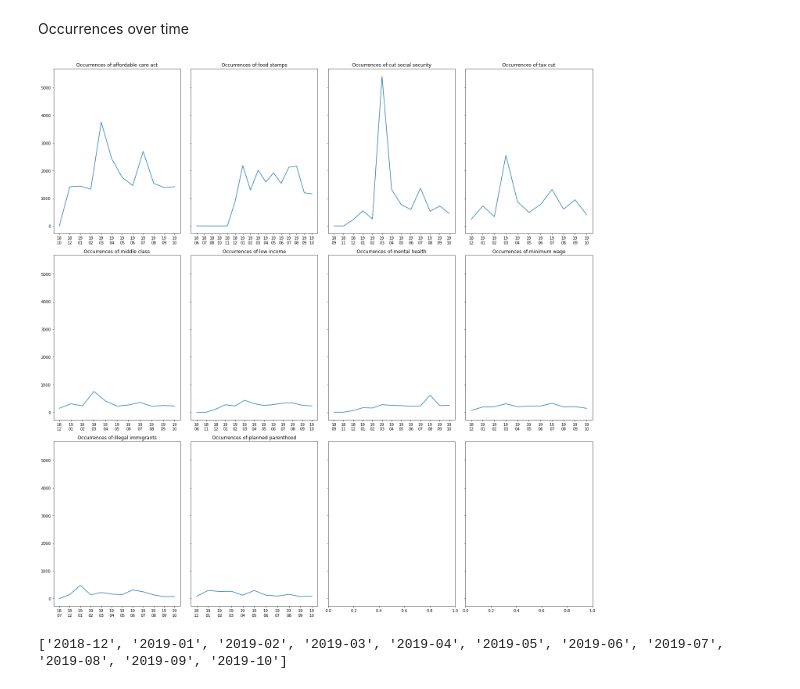
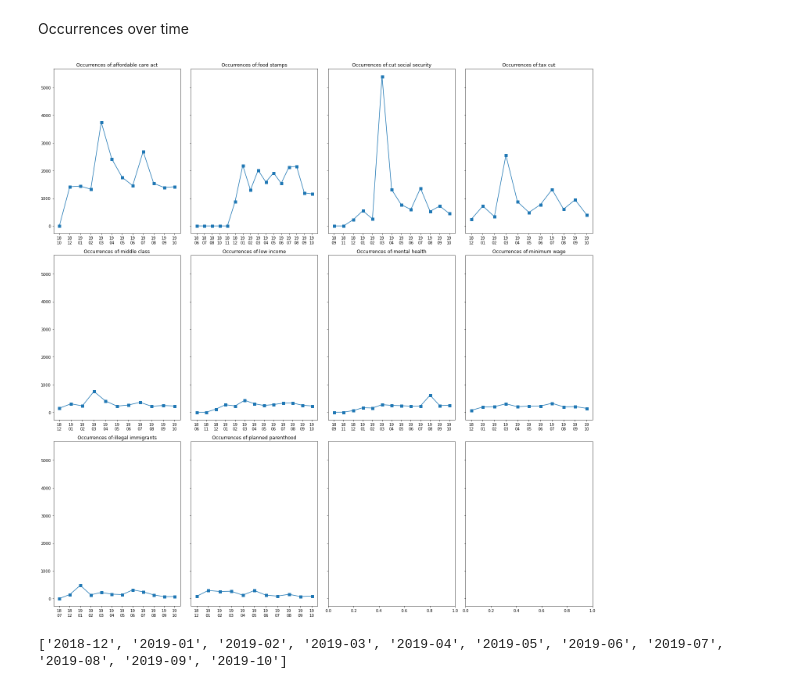
Before and after one commit to angelxie2442/Medicaid, a Jupyter notebook: medicaid/content_analysis.ipynb, the cells around one changed output. Drawn from its saved outputs; the diff is of its cells as text; code cells hidden in the pictures.

```diff
--- a/medicaid/content_analysis.ipynb
+++ b/medicaid/content_analysis.ipynb
@@ -366,17 +368,17 @@ Occurrences over time
 # %%
 #plt.errorbar(x1,y1,yerr=se1,marker='s',mfc='red',mec='blue',ms=3,mew=5)
 figure,axes=plt.subplots(3,4,tight_layout=True,sharey="all",figsize=(20,20))
 titles=['affordable care act','food stamps','cut social security','tax cut','middle class','low income','mental health','minimum wage','illegal immigrants','planned parenthood']
 axes=axes.ravel()
 for ax,title in zip(axes,titles):
     subset=table[table['term']==title]
     x_labels=subset['yr_month'].apply(lambda x:(str(x)[2:4]+'\n'+str(x)[5:7]))
-    ax.plot(x_labels,subset['num_of_occurrences'],ms=7)
+    ax.plot(x_labels,subset['num_of_occurrences'],marker='s',ms=7)
     title1='Occurrences of:'+title
     ax.set_title(title1)
 plt.show()
 # %% [output]
-[figure, old version]
+[figure, new version]
 # %%
 plt.hist(subset['polarity'],bins=7,color='r',alpha=0.5)
 plt.axvline(subset['polarity'].mean(),linestyle='dashed',color='r')
```
Also changed, not shown: parts of 1 cell of this notebook.
